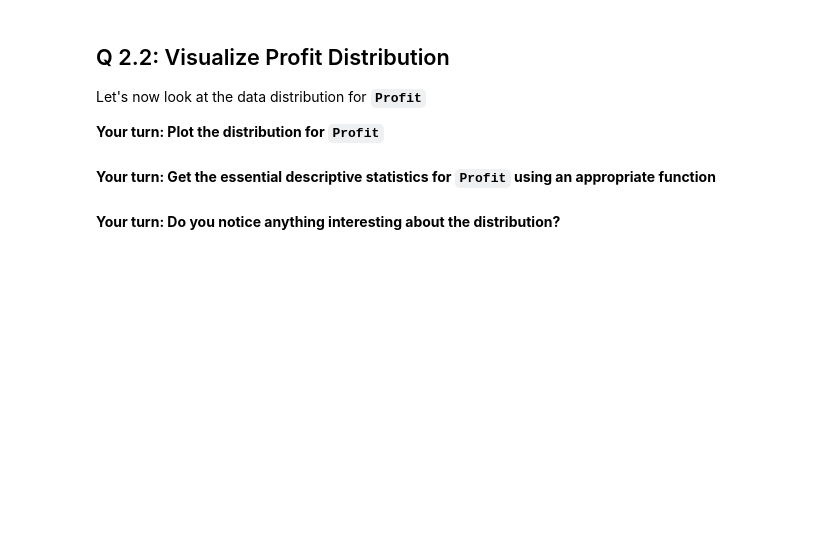
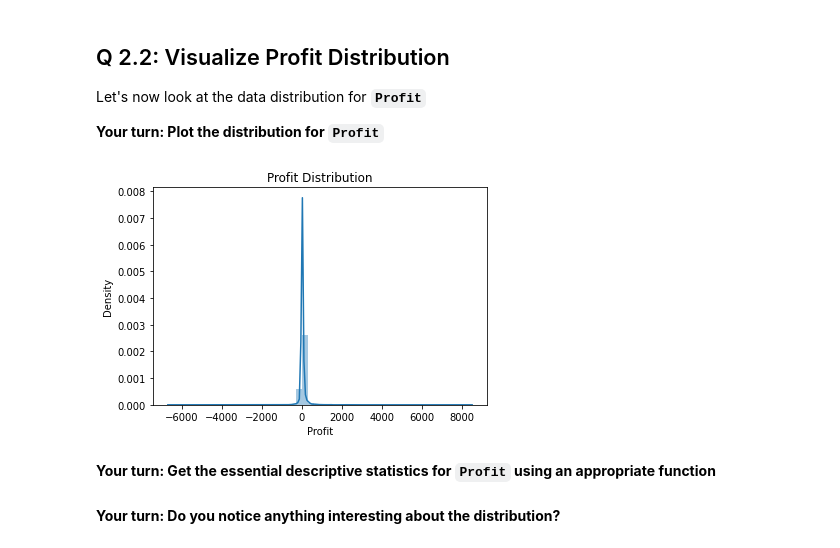
Before and after one commit to dantohe/Springboard, a Jupyter notebook: anomaly-detection/mec-16.4.1-anomaly-detection-mini-project/Mini_Project_Anomaly_Detection.ipynb, the cells around one changed output. Cells and saved outputs as stored; diff of their text form; code cells hidden in the pictures; blank space fills up the shorter version.

```diff
--- a/anomaly-detection/mec-16.4.1-anomaly-detection-mini-project/Mini_Project_Anomaly_Detection.ipynb
+++ b/anomaly-detection/mec-16.4.1-anomaly-detection-mini-project/Mini_Project_Anomaly_Detection.ipynb
@@ -114,3 +115,8 @@ __Your turn: Plot the distribution for `Profit`__
+# %%
+sns.distplot(df['Profit'])
+plt.title("Profit Distribution");
+# %% [output]
+[figure, added]
 # %% [markdown]
 __Your turn: Get the essential descriptive statistics for `Profit` using an appropriate function__
 # %%
```
Also changed, not shown: parts of 3 cells of this notebook.
